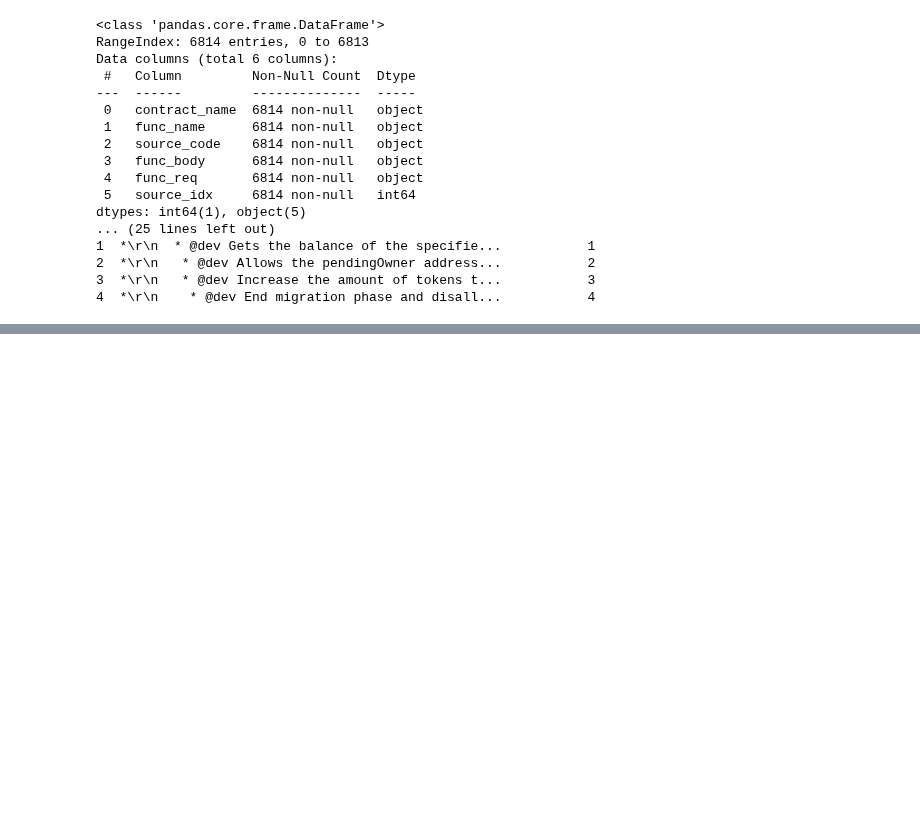
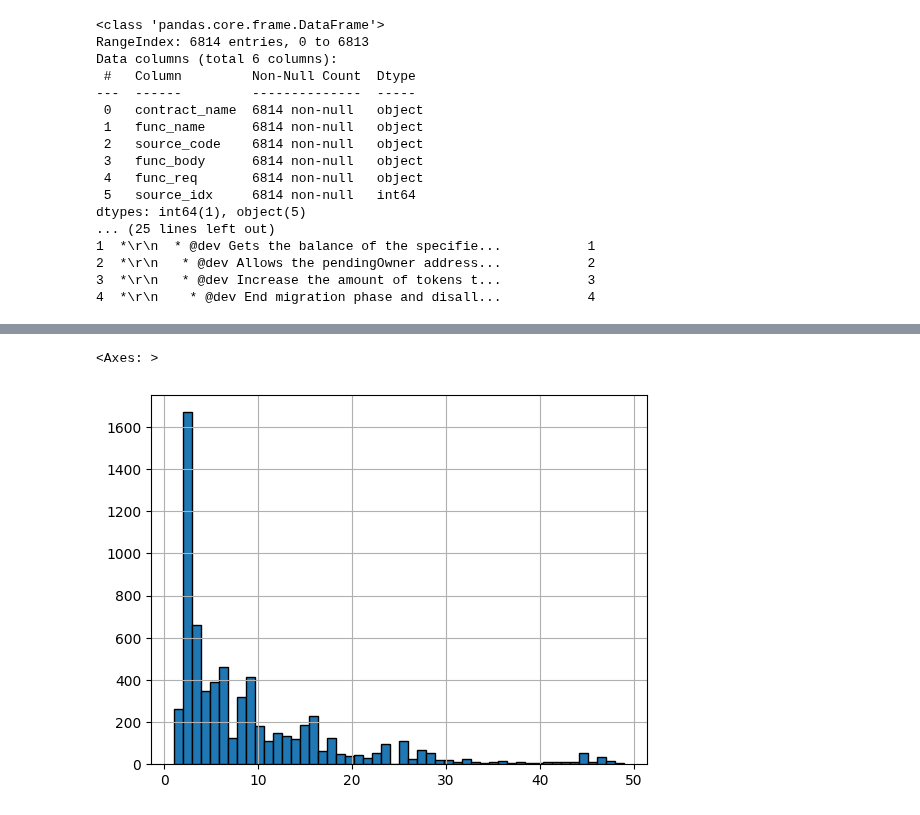
Before and after one commit to echodrift/code-generation, a Jupyter notebook: experiment/playground.ipynb, the cells around one changed output, grey strips where cells are left out. Saved outputs shown, nothing was run; the diff lists cells and outputs as text; code cells hidden in the pictures; blank space fills up the shorter version.

```diff
--- a/experiment/playground.ipynb
+++ b/experiment/playground.ipynb
@@ -725,3 +710,5 @@ dtypes: int64(1), object(5)
 2  *\r\n   * @dev Allows the pendingOwner address...           2
 3  *\r\n   * @dev Increase the amount of tokens t...           3
 4  *\r\n    * @dev End migration phase and disall...           4
+# %%
+finetune = pd.read_parquet("/home/hieuvd/lvdthieu/CodeGen/data/compilable/finetune.parquet", engine="fastparquet")
@@ -727,0 +719,2 @@ dtypes: int64(1), object(5)
+# %%
+finetune["len_func_body"] = finetune["func_body"].apply(lambda body: len(body.split()))
@@ -727,0 +733,5 @@ dtypes: int64(1), object(5)
+# %%
+finetune["len_func_body"].hist(bins=50,edgecolor='black')
+# %% [output]
+<Axes: >
+[figure, added]
```
Also changed, not shown: parts of 15 cells of this notebook, 2 other files.
